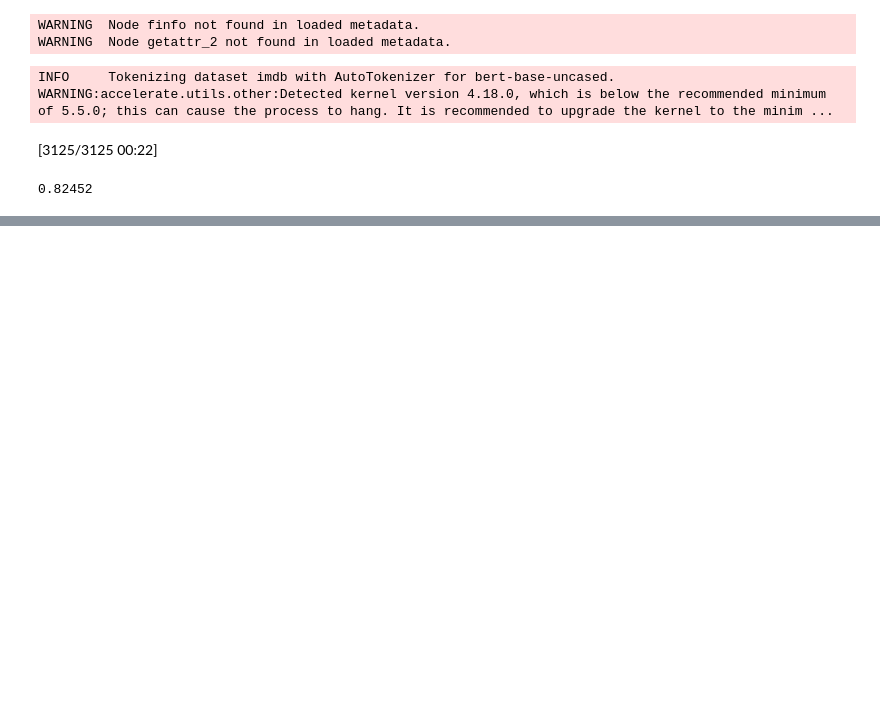
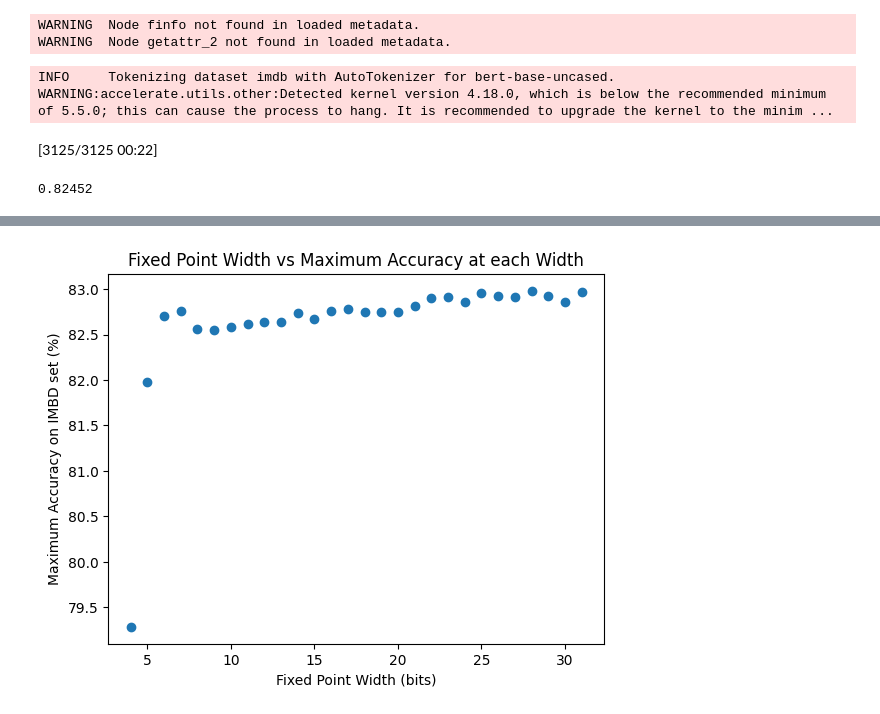
Before and after one commit to omaralkhatib03/mase, a Jupyter notebook: tasks/tutorial3/task1a.ipynb, the cells around one changed output, grey strips where cells are left out. Cells and saved outputs as stored; diff of their text form; code cells hidden in the pictures; blank space fills up the shorter version.

```diff
--- a/tasks/tutorial3/task1a.ipynb
+++ b/tasks/tutorial3/task1a.ipynb
@@ -138,0 +145,11 @@ WARNING:accelerate.utils.other:Detected kernel version 4.18.0, which is below th
+# %%
+fig_max = plt.figure()
+max_col = df_pqt['accuracy'].combine(df_qat['accuracy'], max)
+plt.scatter(x=df_pqt['width'], y=max_col*100)
+plt.xlabel('Fixed Point Width (bits)')
+plt.ylabel('Maximum Accuracy on IMBD set (%)')
+plt.title('Fixed Point Width vs Maximum Accuracy at each Width')
+plt.savefig(f'{Path.home()}/mase/tasks/tutorial3/tsk1a')
+plt.show()
+# %% [output]
+[figure, added]
```
Also changed, not shown: parts of 7 cells of this notebook, 5 other files.
